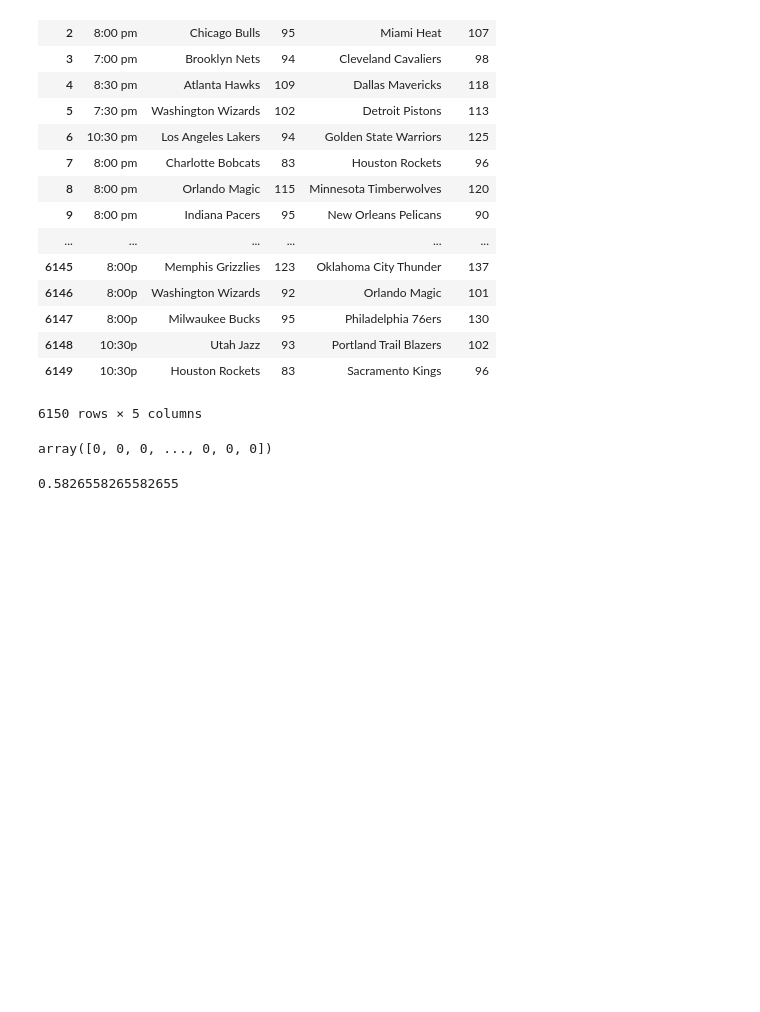
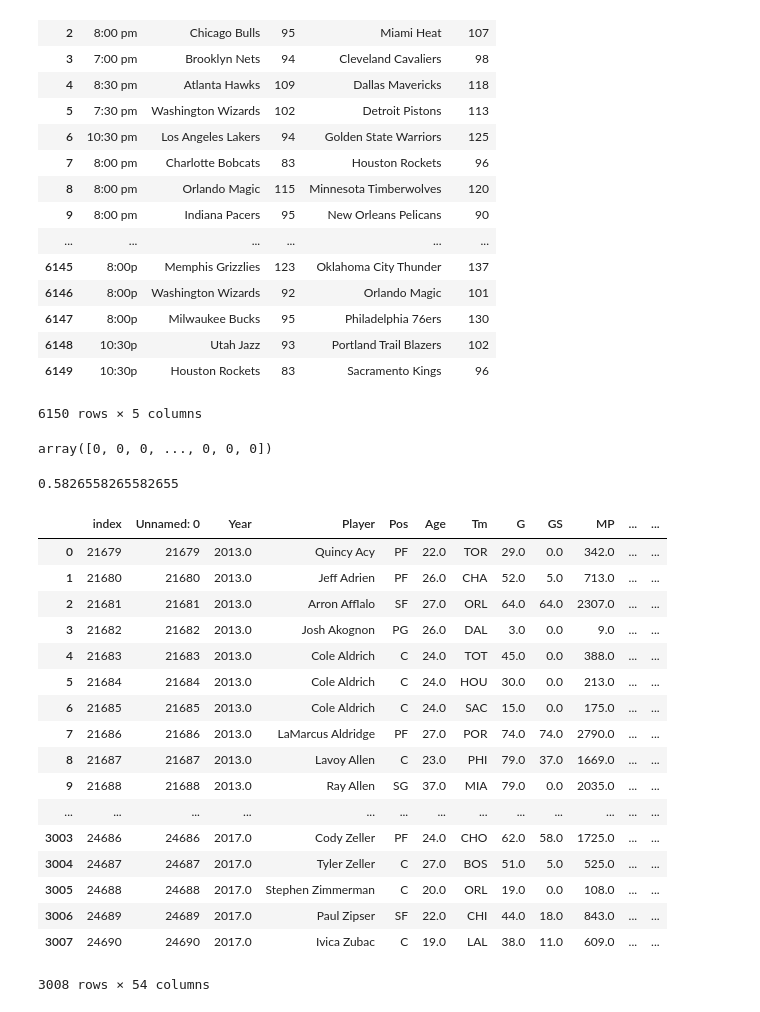
Before and after one commit to cis-519-team/project, a Jupyter notebook: Untitled.ipynb, the cells around one changed output. Cells and saved outputs as stored; diff of their text form; code cells hidden in the pictures; blank space fills up the shorter version.

```diff
--- a/Untitled.ipynb
+++ b/Untitled.ipynb
@@ -105,0 +106,24 @@ jimmy
+# %%
+# Load Kaggle data
+all_player_df = pd.read_csv("Seasons_Stats.csv")
+all_player_df = all_player_df.loc[all_player_df['Year'].isin([2017,2016,2015,2014,2013])].reset_index()
+all_player_df
+# %% [output]
+|  | index | Unnamed: 0 | Year | Player | Pos | Age | Tm | G | GS | MP | ... | ... |
+| 0 | 21679 | 21679 | 2013.0 | Quincy Acy | PF | 22.0 | TOR | 29.0 | 0.0 | 342.0 | ... | ... |
+| 1 | 21680 | 21680 | 2013.0 | Jeff Adrien | PF | 26.0 | CHA | 52.0 | 5.0 | 713.0 | ... | ... |
+| 2 | 21681 | 21681 | 2013.0 | Arron Afflalo | SF | 27.0 | ORL | 64.0 | 64.0 | 2307.0 | ... | ... |
+| 3 | 21682 | 21682 | 2013.0 | Josh Akognon | PG | 26.0 | DAL | 3.0 | 0.0 | 9.0 | ... | ... |
+| 4 | 21683 | 21683 | 2013.0 | Cole Aldrich | C | 24.0 | TOT | 45.0 | 0.0 | 388.0 | ... | ... |
+| 5 | 21684 | 21684 | 2013.0 | Cole Aldrich | C | 24.0 | HOU | 30.0 | 0.0 | 213.0 | ... | ... |
+| 6 | 21685 | 21685 | 2013.0 | Cole Aldrich | C | 24.0 | SAC | 15.0 | 0.0 | 175.0 | ... | ... |
+| 7 | 21686 | 21686 | 2013.0 | LaMarcus Aldridge | PF | 27.0 | POR | 74.0 | 74.0 | 2790.0 | ... | ... |
+| 8 | 21687 | 21687 | 2013.0 | Lavoy Allen | C | 23.0 | PHI | 79.0 | 37.0 | 1669.0 | ... | ... |
+| 9 | 21688 | 21688 | 2013.0 | Ray Allen | SG | 37.0 | MIA | 79.0 | 0.0 | 2035.0 | ... | ... |
+| ... | ... | ... | ... | ... | ... | ... | ... | ... | ... | ... | ... | ... |
+| 3003 | 24686 | 24686 | 2017.0 | Cody Zeller | PF | 24.0 | CHO | 62.0 | 58.0 | 1725.0 | ... | ... |
+| 3004 | 24687 | 24687 | 2017.0 | Tyler Zeller | C | 27.0 | BOS | 51.0 | 5.0 | 525.0 | ... | ... |
+| 3005 | 24688 | 24688 | 2017.0 | Stephen Zimmerman | C | 20.0 | ORL | 19.0 | 0.0 | 108.0 | ... | ... |
+| 3006 | 24689 | 24689 | 2017.0 | Paul Zipser | SF | 22.0 | CHI | 44.0 | 18.0 | 843.0 | ... | ... |
+| 3007 | 24690 | 24690 | 2017.0 | Ivica Zubac | C | 19.0 | LAL | 38.0 | 11.0 | 609.0 | ... | ... |
+3008 rows × 54 columns
```
Also changed, not shown: parts of 7 cells of this notebook.
